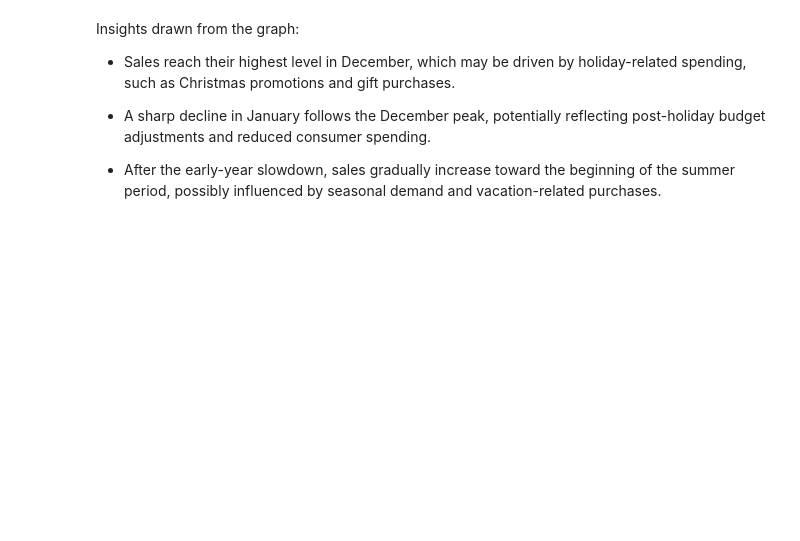
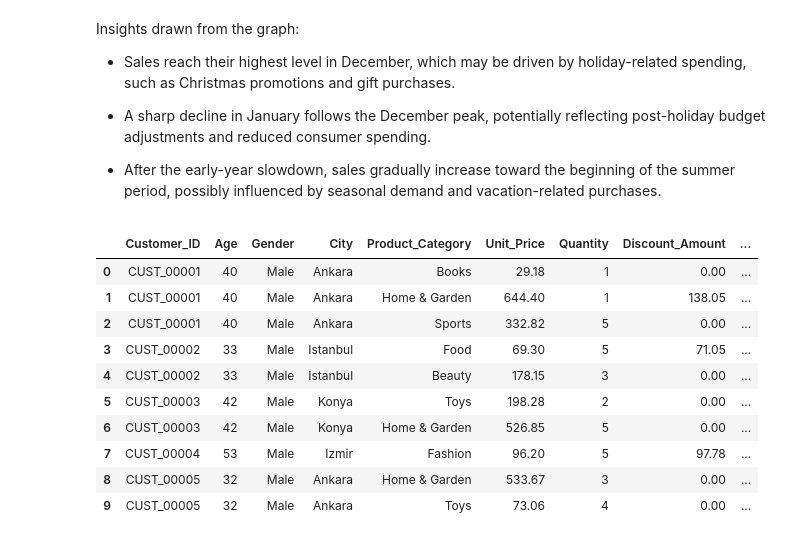
Before and after one commit to danielcamacho9712/EDA_E-Commerce_Project, a Jupyter notebook: eda_project.ipynb, the cells around one changed output. Drawn from its saved outputs; the diff is of its cells as text; code cells hidden in the pictures; blank space fills up the shorter version.

```diff
--- a/eda_project.ipynb
+++ b/eda_project.ipynb
@@ -264,5 +264,19 @@ Insights drawn from the graph:
 - A sharp decline in January follows the December peak, potentially reflecting post-holiday budget adjustments and reduced consumer spending.
 
 - After the early-year slowdown, sales gradually increase toward the beginning of the summer period, possibly influenced by seasonal demand and vacation-related purchases.
+# %%
+data_sales.head(10)
+# %% [output]
+|  | Customer_ID | Age | Gender | City | Product_Category | Unit_Price | Quantity | Discount_Amount | ... |
+| 0 | CUST_00001 | 40 | Male | Ankara | Books | 29.18 | 1 | 0.00 | ... |
+| 1 | CUST_00001 | 40 | Male | Ankara | Home & Garden | 644.40 | 1 | 138.05 | ... |
+| 2 | CUST_00001 | 40 | Male | Ankara | Sports | 332.82 | 5 | 0.00 | ... |
+| 3 | CUST_00002 | 33 | Male | Istanbul | Food | 69.30 | 5 | 71.05 | ... |
+| 4 | CUST_00002 | 33 | Male | Istanbul | Beauty | 178.15 | 3 | 0.00 | ... |
+| 5 | CUST_00003 | 42 | Male | Konya | Toys | 198.28 | 2 | 0.00 | ... |
+| 6 | CUST_00003 | 42 | Male | Konya | Home & Garden | 526.85 | 5 | 0.00 | ... |
+| 7 | CUST_00004 | 53 | Male | Izmir | Fashion | 96.20 | 5 | 97.78 | ... |
+| 8 | CUST_00005 | 32 | Male | Ankara | Home & Garden | 533.67 | 3 | 0.00 | ... |
+| 9 | CUST_00005 | 32 | Male | Ankara | Toys | 73.06 | 4 | 0.00 | ... |
 # %% [markdown]
 ### **3.5. Questions to answer with this dataset**
```
Also changed, not shown: parts of 13 cells of this notebook.
